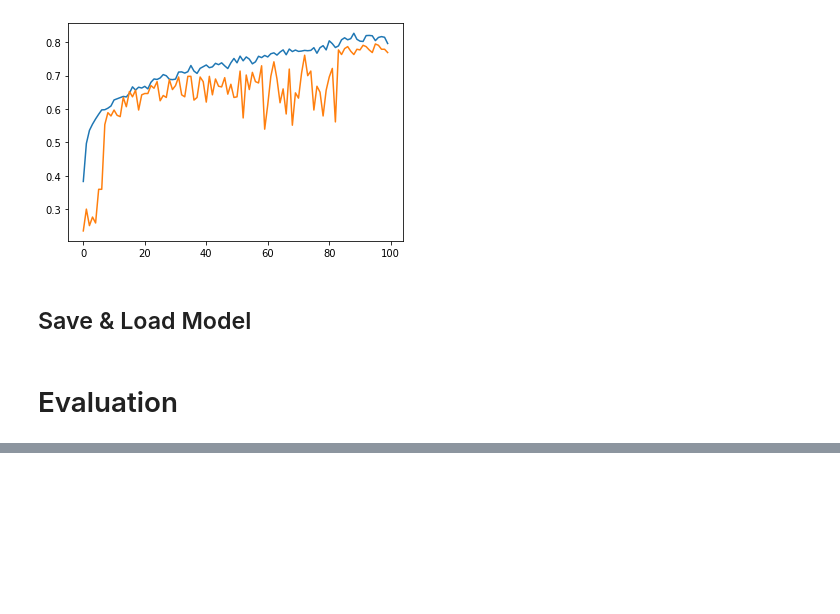
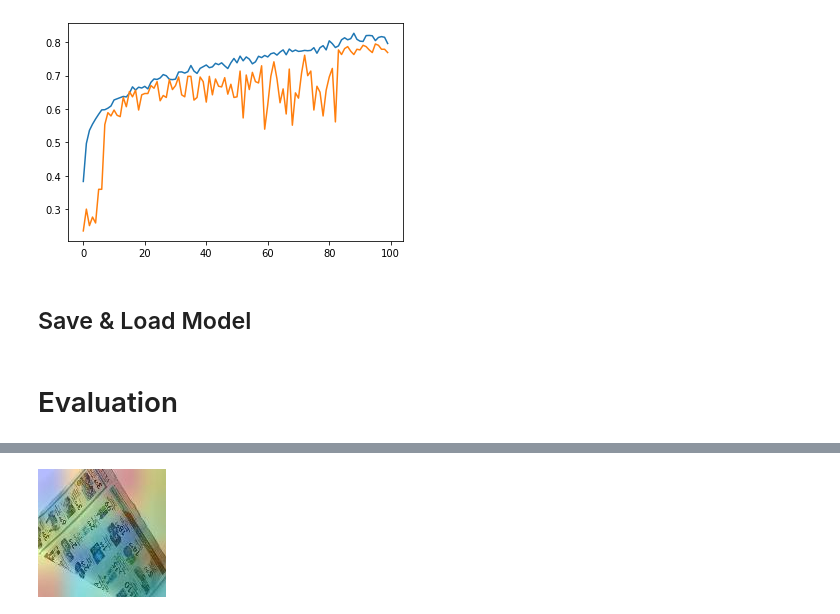
Before and after one commit to jxin11/waste-image-classification, a Jupyter notebook: Waste_Image_Classification.ipynb, the cells around one changed output, grey strips where cells are left out. Cells and saved outputs as stored; diff of their text form; code cells hidden in the pictures; blank space fills up the shorter version.

Commit message:
Model Training & Grad Cam

```diff
--- a/Waste_Image_Classification.ipynb
+++ b/Waste_Image_Classification.ipynb
@@ -252,7 +252,7 @@ Ref:
 def conv2d(x, filters, kernel_size, strides=1, pad='same', act=True, name=None):
   x = Conv2D(filters=filters, kernel_size=kernel_size,
              strides=strides, padding=pad,
-             data_format='channels_last', use_bias=False,
+             data_format='channels_last', use_bias=True,
              name=name+'conv2d')(x)
   x = BatchNormalization(axis=3, scale=False, name=name+'conv2d_bn')(x)
   if act:
@@ -602,9 +602,9 @@ Epoch 20/20
 #                          validation_data=(img_test, label_encoded_test),
 #                          callbacks=callbacks_list)
 
-history = base_model.fit(img_train, label_encoded_train, batch_size=16,
+history = base_model.fit(img_train, label_encoded_train, batch_size=8,
                          epochs=50,
-                         steps_per_epoch=img_train.shape[0]//16,
+                         steps_per_epoch=img_train.shape[0]//8,
                          validation_data=(img_test, label_encoded_test),
                          callbacks=callbacks_list)
 # %% [output]
@@ -733,0 +736,86 @@ predictions = model.predict_generator(test_gen,
+# %%
+# Display
+from IPython.display import Image, display
+import matplotlib.pyplot as plt
+import matplotlib.cm as cm
+
+def get_img_array(img_path, size):
+    # `img` is a PIL image of size 299x299
+    img = keras.preprocessing.image.load_img(img_path, target_size=size)
+    # `array` is a float32 Numpy array of shape (299, 299, 3)
+    array = keras.preprocessing.image.img_to_array(img)
+    # We add a dimension to transform our array into a "batch"
+    # of size (1, 299, 299, 3)
+    array = np.expand_dims(array, axis=0)
+    return array
+
+
+def make_gradcam_heatmap(img_array, model, last_conv_layer_name, pred_index=None):
+    # First, we create a model that maps the input image to the activations
+    # of the last conv layer as well as the output predictions
+    grad_model = tf.keras.models.Model(
+        [model.inputs], [model.get_layer(last_conv_layer_name).output, model.output]
+    )
+
+    # Then, we compute the gradient of the top predicted class for our input image
+    # with respect to the activations of the last conv layer
+    with tf.GradientTape() as tape:
+        last_conv_layer_output, preds = grad_model(img_array)
+        if pred_index is None:
+            pred_index = tf.argmax(preds[0])
+        class_channel = preds[:, pred_index]
+
+    # This is the gradient of the output neuron (top predicted or chosen)
+    # with regard to the output feature map of the last conv layer
+    grads = tape.gradient(class_channel, last_conv_layer_output)
+
+    # This is a vector where each entry is the mean intensity of the gradient
+    # over a specific feature map channel
+    pooled_grads = tf.reduce_mean(grads, axis=(0, 1, 2))
+
+    # We multiply each channel in the feature map array
+    # by "how important this channel is" with regard to the top predicted class
+    # then sum all the channels to obtain the heatmap class activation
+    last_conv_layer_output = last_conv_layer_output[0]
+    heatmap = last_conv_layer_output @ pooled_grads[..., tf.newaxis]
+    heatmap = tf.squeeze(heatmap)
+
+    # For visualization purpose, we will also normalize the heatmap between 0 & 1
+    heatmap = tf.maximum(heatmap, 0) / tf.math.reduce_max(heatmap)
+    return heatmap.numpy()
+
+def save_and_display_gradcam(img_path, heatmap, cam_path="cam.jpg", alpha=0.4):
+    # Load the original image
+    # img = keras.preprocessing.image.load_img(img_path)
+    # img = keras.preprocessing.image.img_to_array(img)
+    img = img_path
+
+    # Rescale heatmap to a range 0-255
+    heatmap = np.uint8(255 * heatmap)
+
+    # Use jet colormap to colorize heatmap
+    jet = cm.get_cmap("jet")
+
+    # Use RGB values of the colormap
+    jet_colors = jet(np.arange(256))[:, :3]
+    jet_heatmap = jet_colors[heatmap]
+
+    # Create an image with RGB colorized heatmap
+    jet_heatmap = keras.preprocessing.image.array_to_img(jet_heatmap)
+    jet_heatmap = jet_heatmap.resize((img.shape[1], img.shape[0]))
+    jet_heatmap = keras.preprocessing.image.img_to_array(jet_heatmap)
+
+    # Superimpose the heatmap on original image
+    superimposed_img = jet_heatmap * alpha + img
+    superimposed_img = keras.preprocessing.image.array_to_img(superimposed_img)
+
+    # Save the superimposed image
+    superimposed_img.save(cam_path)
+
+    # Display Grad CAM
+    display(Image(cam_path))
+
+heatmap = make_gradcam_heatmap(np.expand_dims(img_train[20,:,:,:], axis=0), base_model, "incResC_4_act_scaling")
+save_and_display_gradcam(img_train[20,:,:,:]*255, heatmap)
+# %% [output]
+[figure, added]
```
Also changed, not shown: parts of 5 cells of this notebook.
